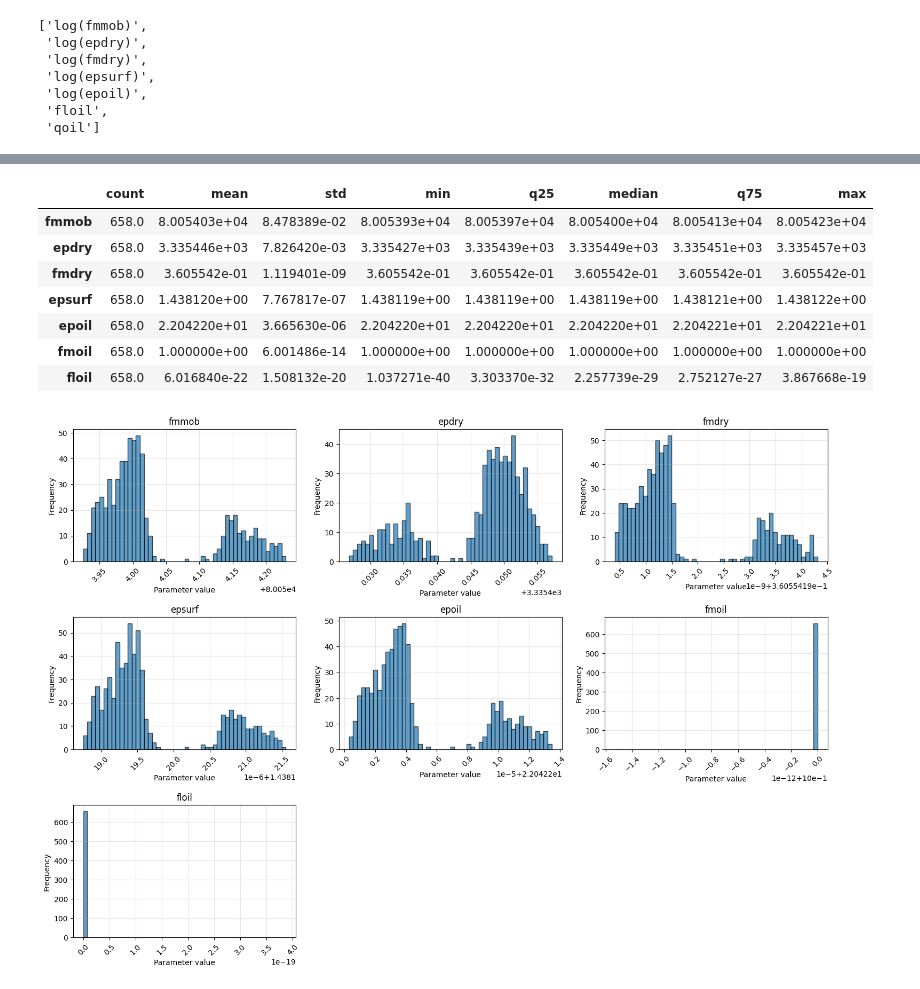
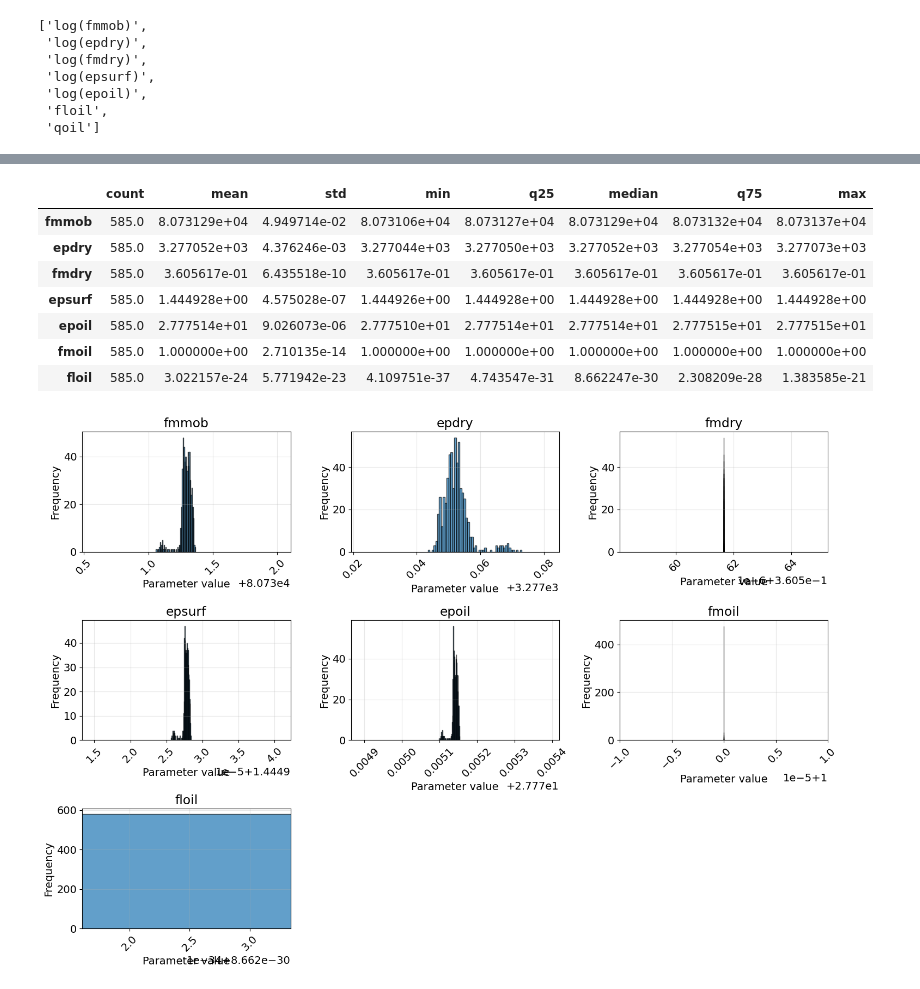
Before and after one commit to UnderMou/inverseFoam, a Jupyter notebook: experiments/Vieira2024_v2/01_estimate.ipynb, the cells around one changed output, grey strips where cells are left out. Drawn from its saved outputs; the diff is of its cells as text; code cells hidden in the pictures.

```diff
--- a/experiments/Vieira2024_v2/01_estimate.ipynb
+++ b/experiments/Vieira2024_v2/01_estimate.ipynb
@@ -28,8 +28,11 @@ Nruns = 2000
 FMSURF = 2500
 
 run_opt = True
+# run_opt = False
 
-THRESHOLD_SSE = 0.14 # 0.62
+# THRESHOLD_SSE = 0.16 # Sem So = 0.0667 e Sor = 0.16
+THRESHOLD_SSE = 0.112
+# THRESHOLD_SSE = 0.11
 # %%
 OUTPUT_DIR.mkdir(parents=True, exist_ok=True)
 # %%
@@ -347,36 +351,51 @@ parameter_statistics = params_df[select].describe(percentiles=[.25, .5, .75]).T.
 display(parameter_statistics)
 # %% [output]
 |  | count | mean | std | min | q25 | median | q75 | max |
-| fmmob | 658.0 | 8.005403e+04 | 8.478389e-02 | 8.005393e+04 | 8.005397e+04 | 8.005400e+04 | 8.005413e+04 | 8.005423e+04 |
-| epdry | 658.0 | 3.335446e+03 | 7.826420e-03 | 3.335427e+03 | 3.335439e+03 | 3.335449e+03 | 3.335451e+03 | 3.335457e+03 |
-| fmdry | 658.0 | 3.605542e-01 | 1.119401e-09 | 3.605542e-01 | 3.605542e-01 | 3.605542e-01 | 3.605542e-01 | 3.605542e-01 |
-| epsurf | 658.0 | 1.438120e+00 | 7.767817e-07 | 1.438119e+00 | 1.438119e+00 | 1.438119e+00 | 1.438121e+00 | 1.438122e+00 |
-| epoil | 658.0 | 2.204220e+01 | 3.665630e-06 | 2.204220e+01 | 2.204220e+01 | 2.204220e+01 | 2.204221e+01 | 2.204221e+01 |
-| fmoil | 658.0 | 1.000000e+00 | 6.001486e-14 | 1.000000e+00 | 1.000000e+00 | 1.000000e+00 | 1.000000e+00 | 1.000000e+00 |
-| floil | 658.0 | 6.016840e-22 | 1.508132e-20 | 1.037271e-40 | 3.303370e-32 | 2.257739e-29 | 2.752127e-27 | 3.867668e-19 |
+| fmmob | 585.0 | 8.073129e+04 | 4.949714e-02 | 8.073106e+04 | 8.073127e+04 | 8.073129e+04 | 8.073132e+04 | 8.073137e+04 |
+| epdry | 585.0 | 3.277052e+03 | 4.376246e-03 | 3.277044e+03 | 3.277050e+03 | 3.277052e+03 | 3.277054e+03 | 3.277073e+03 |
+| fmdry | 585.0 | 3.605617e-01 | 6.435518e-10 | 3.605617e-01 | 3.605617e-01 | 3.605617e-01 | 3.605617e-01 | 3.605617e-01 |
+| epsurf | 585.0 | 1.444928e+00 | 4.575028e-07 | 1.444926e+00 | 1.444928e+00 | 1.444928e+00 | 1.444928e+00 | 1.444928e+00 |
+| epoil | 585.0 | 2.777514e+01 | 9.026073e-06 | 2.777510e+01 | 2.777514e+01 | 2.777514e+01 | 2.777515e+01 | 2.777515e+01 |
+| fmoil | 585.0 | 1.000000e+00 | 2.710135e-14 | 1.000000e+00 | 1.000000e+00 | 1.000000e+00 | 1.000000e+00 | 1.000000e+00 |
+| floil | 585.0 | 3.022157e-24 | 5.771942e-23 | 4.109751e-37 | 4.743547e-31 | 8.662247e-30 | 2.308209e-28 | 1.383585e-21 |
 # %%
 # Filter selected rows
 params_selected = params_df.loc[select]
+
+params_med = params_selected.median(axis=0)
+prct = 1e-5
 
 ncols = 3
 nrows = int(np.ceil(len(params_selected.columns) / ncols))
 
 fig, axes = plt.subplots(nrows, ncols, figsize=(15, 3.5 * nrows))
 axes = np.ravel(axes)
 
 for ax, col in zip(axes, params_selected.columns):
     ax.hist(params_selected[col], bins=50, edgecolor="black", alpha=0.7)
     ax.set_title(col)
     ax.set_xlabel("Parameter value")
     ax.set_ylabel("Frequency")
     ax.grid(alpha=0.3)
     ax.tick_params(axis="x", labelrotation=45)
+    # ax.set_xlim([bounds[col][0], bounds[col][1]])
+    ax.set_xlim([params_med[col]*(1-prct), params_med[col]*(1+prct)])
+
+# bounds = {
+#     "fmmob": (10, 1e7),
+#     "epdry": (10, 1e4),
+#     "fmdry": (inputs["relPerm"]["swc"], 1 - inputs["relPerm"]["swc"] - inputs["relPerm"]["sor"]),
+#     "epsurf": (1e-3, 10),
+#     "epoil": (1e-3, 100),
+#     "fmoil": (0, 1-SAT_EPS),
+#     "floil": (SAT_EPS, 1)
+# }
 
 # Remove unused subplots
 for ax in axes[len(params_selected.columns):]:
     ax.remove()
 
 plt.tight_layout()
 plt.show()
 # %% [output]
-[figure, old version]
+[figure, new version]
```
Also changed, not shown: parts of 17 cells of this notebook, 21 other files.
